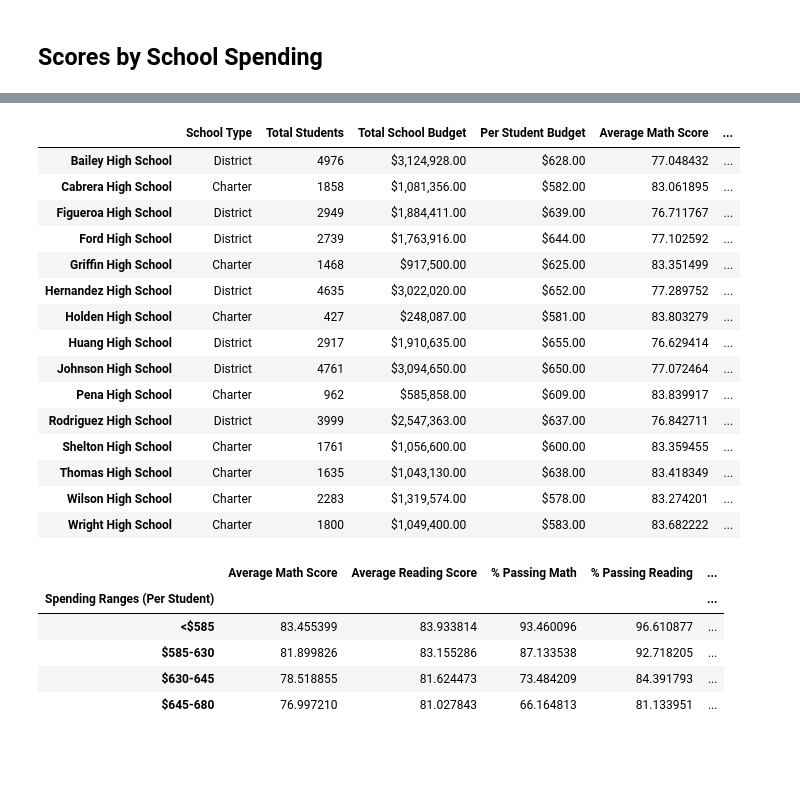
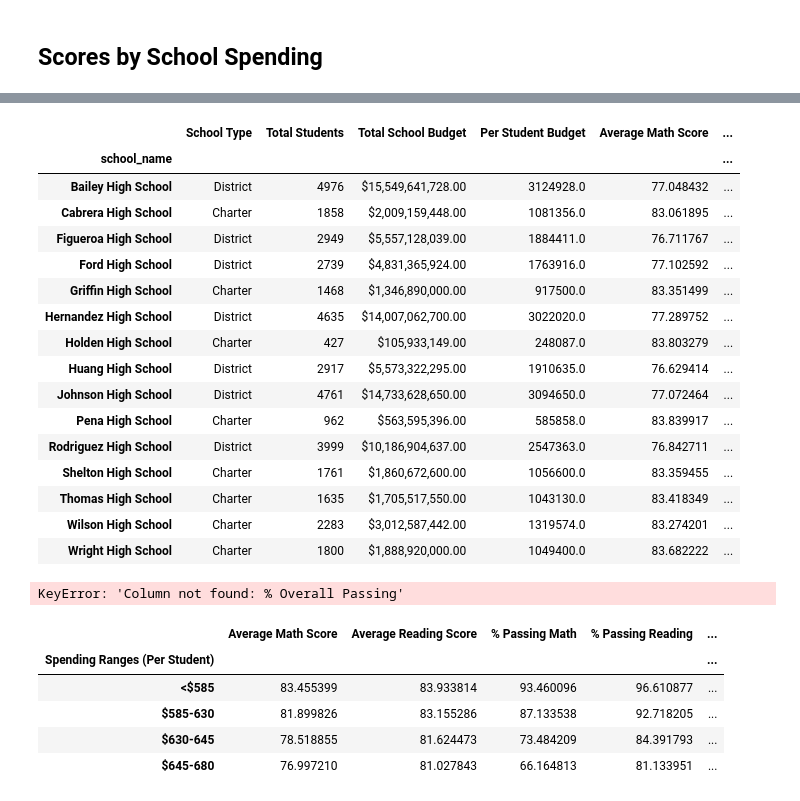
Before and after one commit to TheBasht/pandas-challenge, a Jupyter notebook: PyCitySchools/PyCitySchools_starter.ipynb, the cells around one changed output, grey strips where cells are left out. Drawn from its saved outputs; the diff is of its cells as text; code cells hidden in the pictures; blank space fills up the shorter version.

```diff
--- a/PyCitySchools/PyCitySchools_starter.ipynb
+++ b/PyCitySchools/PyCitySchools_starter.ipynb
@@ -166,8 +166,8 @@ students_passing_math = school_data_complete[school_data_complete['math_score']
 school_students_passing_math = students_passing_math.groupby(["school_name"])["math_score"].count()
 # %%
 # Calculate the number of students per school with reading scores of 70 or higher from school_data_complete
-students_passing_reading =
-school_students_passing_reading =
+students_passing_reading = school_data_complete[school_data_complete['reading_score'] >= 70]
+school_students_passing_reading = students_passing_reading.groupby(["school_name"])["reading_score"].count()
 # %%
 # Use the provided code to calculate the number of students per school that passed both math and reading with scores of 70 or higher
 students_passing_math_and_reading = school_data_complete[
@@ -181,7 +181,19 @@ per_school_passing_reading = school_students_passing_reading / per_school_counts
 overall_passing_rate = school_students_passing_math_and_reading / per_school_counts * 100
 # %%
 # Create a DataFrame called `per_school_summary` with columns for the calculations above.
-per_school_summary =
+per_school_summary = pd.DataFrame(
+    {
+        "School Type": school_types,
+        "Total Students": per_school_counts,
+        "Total School Budget": per_school_budget,
+        "Per Student Budget": per_school_capita,
+        "Average Math Score": per_school_math,
+        "Average Reading Score": per_school_reading,
+        "% Passing Math": per_school_passing_math,
+        "% Passing Reading": per_school_passing_reading,
+        "% Overall Passing": overall_passing_rate,
+    }
+)
 
 # Formatting
 per_school_summary["Total School Budget"] = per_school_summary["Total School Budget"].map("${:,.2f}".format)
@@ -322,3 +345,5 @@ labels = ["<$585", "$585-630", "$630-645", "$645-680"]
 # %%
 # Create a copy of the school summary since it has the "Per Student Budget"
 school_spending_df = per_school_summary.copy()
+school_spending_df["Per Student Budget"] = school_spending_df["Per Student Budget"].str.replace("$", "").str.replace(",", "").astype(float)
+school_spending_df
@@ -325,24 +368,25 @@ school_spending_df = per_school_summary.copy()
 # %%
 # Use `pd.cut` to categorize spending based on the bins.
-school_spending_df["Spending Ranges (Per Student)"] =
+school_spending_df["Spending Ranges (Per Student)"] = pd.cut(school_spending_df["Per Student Budget"], spending_bins, labels=labels)
 school_spending_df
 # %% [output]
 |  | School Type | Total Students | Total School Budget | Per Student Budget | Average Math Score | ... |
-| Bailey High School | District | 4976 | $3,124,928.00 | $628.00 | 77.048432 | ... |
-| Cabrera High School | Charter | 1858 | $1,081,356.00 | $582.00 | 83.061895 | ... |
-| Figueroa High School | District | 2949 | $1,884,411.00 | $639.00 | 76.711767 | ... |
-| Ford High School | District | 2739 | $1,763,916.00 | $644.00 | 77.102592 | ... |
-| Griffin High School | Charter | 1468 | $917,500.00 | $625.00 | 83.351499 | ... |
-| Hernandez High School | District | 4635 | $3,022,020.00 | $652.00 | 77.289752 | ... |
-| Holden High School | Charter | 427 | $248,087.00 | $581.00 | 83.803279 | ... |
-| Huang High School | District | 2917 | $1,910,635.00 | $655.00 | 76.629414 | ... |
-| Johnson High School | District | 4761 | $3,094,650.00 | $650.00 | 77.072464 | ... |
-| Pena High School | Charter | 962 | $585,858.00 | $609.00 | 83.839917 | ... |
-| Rodriguez High School | District | 3999 | $2,547,363.00 | $637.00 | 76.842711 | ... |
-| Shelton High School | Charter | 1761 | $1,056,600.00 | $600.00 | 83.359455 | ... |
-| Thomas High School | Charter | 1635 | $1,043,130.00 | $638.00 | 83.418349 | ... |
-| Wilson High School | Charter | 2283 | $1,319,574.00 | $578.00 | 83.274201 | ... |
-| Wright High School | Charter | 1800 | $1,049,400.00 | $583.00 | 83.682222 | ... |
+| school_name |  |  |  |  |  | ... |
+| Bailey High School | District | 4976 | $15,549,641,728.00 | 3124928.0 | 77.048432 | ... |
+| Cabrera High School | Charter | 1858 | $2,009,159,448.00 | 1081356.0 | 83.061895 | ... |
+| Figueroa High School | District | 2949 | $5,557,128,039.00 | 1884411.0 | 76.711767 | ... |
+| Ford High School | District | 2739 | $4,831,365,924.00 | 1763916.0 | 77.102592 | ... |
+| Griffin High School | Charter | 1468 | $1,346,890,000.00 | 917500.0 | 83.351499 | ... |
+| Hernandez High School | District | 4635 | $14,007,062,700.00 | 3022020.0 | 77.289752 | ... |
+| Holden High School | Charter | 427 | $105,933,149.00 | 248087.0 | 83.803279 | ... |
+| Huang High School | District | 2917 | $5,573,322,295.00 | 1910635.0 | 76.629414 | ... |
+| Johnson High School | District | 4761 | $14,733,628,650.00 | 3094650.0 | 77.072464 | ... |
+| Pena High School | Charter | 962 | $563,595,396.00 | 585858.0 | 83.839917 | ... |
+| Rodriguez High School | District | 3999 | $10,186,904,637.00 | 2547363.0 | 76.842711 | ... |
+| Shelton High School | Charter | 1761 | $1,860,672,600.00 | 1056600.0 | 83.359455 | ... |
+| Thomas High School | Charter | 1635 | $1,705,517,550.00 | 1043130.0 | 83.418349 | ... |
+| Wilson High School | Charter | 2283 | $3,012,587,442.00 | 1319574.0 | 83.274201 | ... |
+| Wright High School | Charter | 1800 | $1,888,920,000.00 | 1049400.0 | 83.682222 | ... |
 # %%
 #  Calculate averages for the desired columns.
 spending_math_scores = school_spending_df.groupby(["Spending Ranges (Per Student)"])["Average Math Score"].mean()
@@ -350,6 +394,8 @@ spending_reading_scores = school_spending_df.groupby(["Spending Ranges (Per Stud
 spending_passing_math = school_spending_df.groupby(["Spending Ranges (Per Student)"])["% Passing Math"].mean()
 spending_passing_reading = school_spending_df.groupby(["Spending Ranges (Per Student)"])["% Passing Reading"].mean()
 overall_passing_spending = school_spending_df.groupby(["Spending Ranges (Per Student)"])["% Overall Passing"].mean()
+# %% [output]
+KeyError: 'Column not found: % Overall Passing'
 # %%
 # Assemble into DataFrame
 spending_summary =
```
Also changed, not shown: parts of 7 cells of this notebook.
